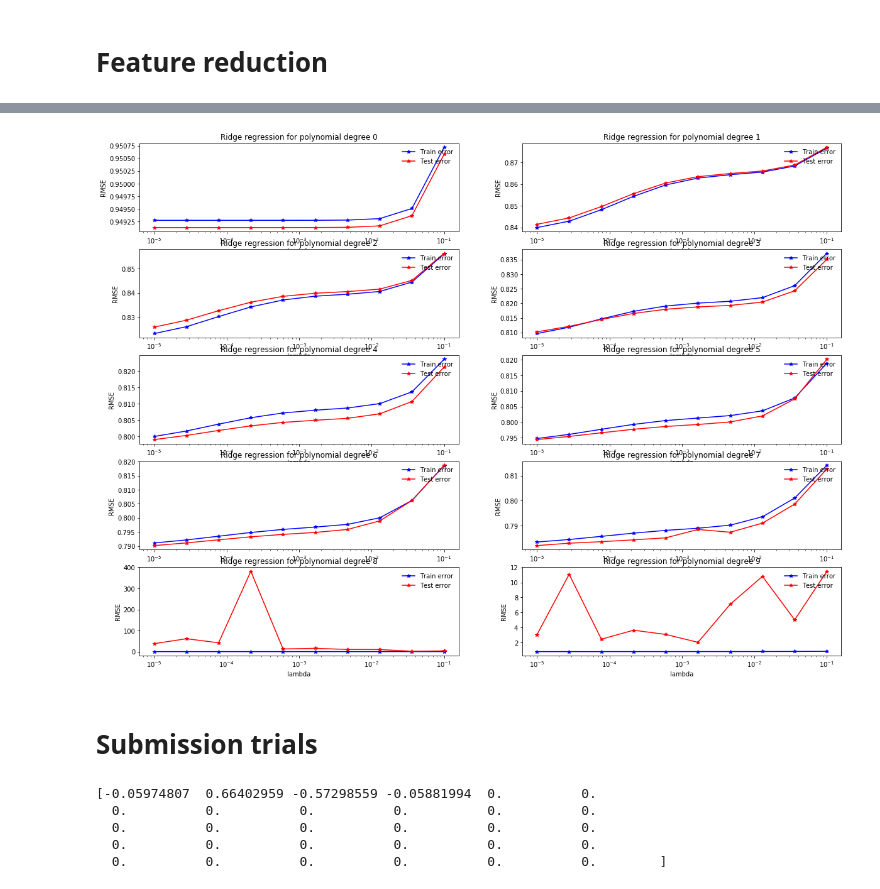
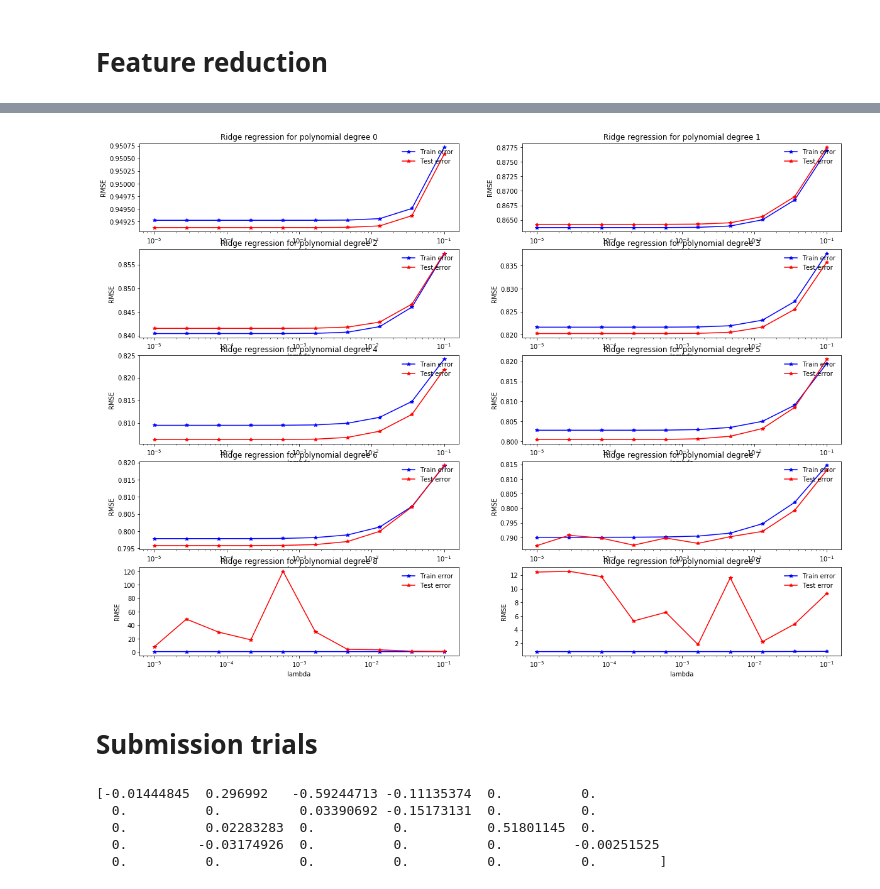
Before and after one commit to huguesvinzant/MachineLearning, a Jupyter notebook: project1/scripts/Data_exploration.ipynb, the cells around one changed output, grey strips where cells are left out. Cells and saved outputs as stored; diff of their text form; code cells hidden in the pictures.

Commit message:
try to higher the threshold to take off Nan

```diff
--- a/project1/scripts/Data_exploration.ipynb
+++ b/project1/scripts/Data_exploration.ipynb
@@ -34,7 +34,7 @@ feature_indices = []
 # Converting meaningless -999 to NaN, computing NaN proportion and remove feature with too many missing
 # values (NaN): unlikely to carry much useful information (TO BE DISCUSSED):
 
-NaN_prop = 0.3
+NaN_prop = 0.7
 reduced_data = remove_meaningless_data(raw_data, NaN_prop)
 n_samples, n_reduced_features = np.shape(reduced_data)
 print(f'Dimension: {np.shape(reduced_data)}')
@@ -102,29 +100,32 @@ Feature reduction
 # Mean discrimination
 for i in range(n_features):
     threshold_mean = 0.05
-    diff_mean = (np.abs(np.abs((s_data[:,i]).mean()) - np.abs((bg_data[:,i]).mean())))/np.abs((standardize_tx[:,i]).mean())
+    diff_mean = (np.abs(np.abs((s_data[:,i]).mean()) - np.abs((bg_data[:,i]).mean())))/np.abs((std_data[:,i]).mean())
     if diff_mean < threshold_mean:
         print('Diff mean',i,s_data[:,i].mean(),bg_data[:,i].mean(),diff_mean)
     # useless features : 2,4,5,12,15
 
 #low variance filter : data columns with too little changes carry little info
-threshold_var = 0.001
-variances = np.var(standardize_tx, axis = 0) / np.linalg.norm(standardize_tx, axis = 0)
+threshold_var = 1.0e-04
+variances = np.var(std_data, axis = 0) / np.linalg.norm(std_data, axis = 0)
 for i in range(n_features):
     if variances[i] < threshold_var:
         print('Low variance :',i,variances[i])
-#useless features: 4,7
+#useless features: 4,7,8,10,11,13,14,16,18,20,21
 
 #high correlation filter : data columns with similar trends carry similar info
 correlation_pairs = np.ones((2,2))
 for i in range(n_features):
     for j in range(n_features):
-        correlation_pairs = np.corrcoef(standardize_tx[:,i],standardize_tx[:,j])
+        correlation_pairs = np.corrcoef(std_data[:,i],std_data[:,j])
         #print("feature={f1} and feature={f2}".format(f1=i,f2=j), np.corrcoef(std_data[:,i],std_data[:,j]))
         if correlation_pairs[0,1] > 0.85 and i != j:
-            print("feature={f1} and feature={f2}".format(f1=i,f2=j), np.corrcoef(standardize_tx[:,i],standardize_tx[:,j]))
+            print("feature={f1} and feature={f2}".format(f1=i,f2=j), np.corrcoef(std_data[:,i],std_data[:,j]))
 # results: high correlated > 0.85
-# features 6 and 17 + 6 and 19 + 17 and 19
+# features 6 and 17 + 6 and 22 + 17 and 22
 
-# useless feature = 19
+# useless feature = 17,22
+
+reduced_data = np.delete(std_data, np.s_[4,7,8,10,11,13,14,16,17,18,20,21,22], axis=1)
+print(f'Dimension: {np.shape(reduced_data)}')
 # %% [output]
@@ -162,40 +159,47 @@ plt.plot([0,1,2,3,4,5,6,7,8,9,10,11,12,13,14,15,16,17,18,19], eig_val, 'ro')
 # %%
 seed = 56
 split_ratio = 0.5
 plt.figure(figsize=(20,15))
 
 for degree in range(10):
     plt.subplot(5,2,degree+1)
-    ridge_regression_demo(standardize_tx,labels,degree, split_ratio, seed)
+    ridge_regression_demo(reduced_data,labels,degree, split_ratio, seed)
 # %% [output]
-[figure, old version]
+[figure, new version]
 # %% [markdown]
 Submission trials
 ===
 # %%
 chosen_lambda = 0.001
-chosen_degree = 8
+chosen_degree = 6
+NaN_prop = 0.7
 
-data_poly = build_poly(standardize_tx,chosen_degree)
+
+
+# 0 1 2 3 4 5 6 7 8 9 10 11 12 13 14 15 16 17 18 19 20 21 22 23 24 25 26 27 28 29
+# 0 1 2 3       4 5 6  7  8    9   10 11 12 13 14 15 16 17 18 19 20 21         22
+# 0 1 2 3         4 5           6         7        8           9
+
+reduced_data_poly = build_poly(reduced_data,chosen_degree)
 std_data_poly = standardize(data_poly)
 
-weights,loss=ridge_regression(labels,std_data_poly,chosen_lambda)
+weights,loss=ridge_regression(labels,reduced_data_poly,chosen_lambda)
 
 labels_te,tx_te, indices_te = load_csv_data('test.csv', sub_sample=False)
-clean_tx_te = remove_meaningless_data(tx_te, 0.3)
-standardize_tx_te = standardize(clean_tx_te)
+#clean_tx_te = remove_meaningless_data(tx_te, NaN_prop)
+standardize_tx_te = standardize(tx_te)
 
 needed_weights = np.zeros(30)
-positions = [0,1,2,3]
-for i in range(n_features):
+positions = [0,1,2,3,8,9,13,16,19,23]
+for i in range(10):
     needed_weights[positions[i]] = weights[i]
 print(needed_weights)
 
 y_pred = predict_labels(needed_weights,standardize_tx_te)
 create_csv_submission(indices_te, y_pred, 'submission_ridge_1.csv')
 # %% [output]
-[-0.05974807  0.66402959 -0.57298559 -0.05881994  0.          0.
-  0.          0.          0.          0.          0.          0.
-  0.          0.          0.          0.          0.          0.
-  0.          0.          0.          0.          0.          0.
+[-0.01444845  0.296992   -0.59244713 -0.11135374  0.          0.
+  0.          0.          0.03390692 -0.15173131  0.          0.
+  0.          0.02283283  0.          0.          0.51801145  0.
+  0.         -0.03174926  0.          0.          0.         -0.00251525
   0.          0.          0.          0.          0.          0.        ]
```
Also changed, not shown: parts of 6 cells of this notebook.
